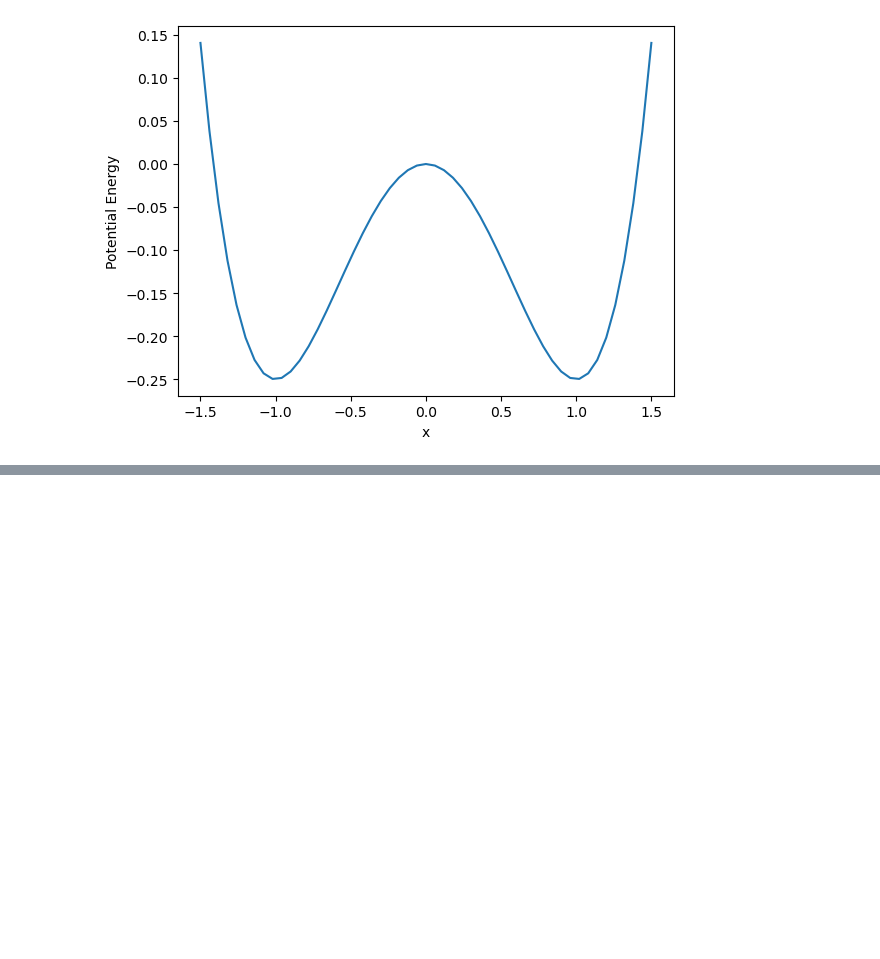
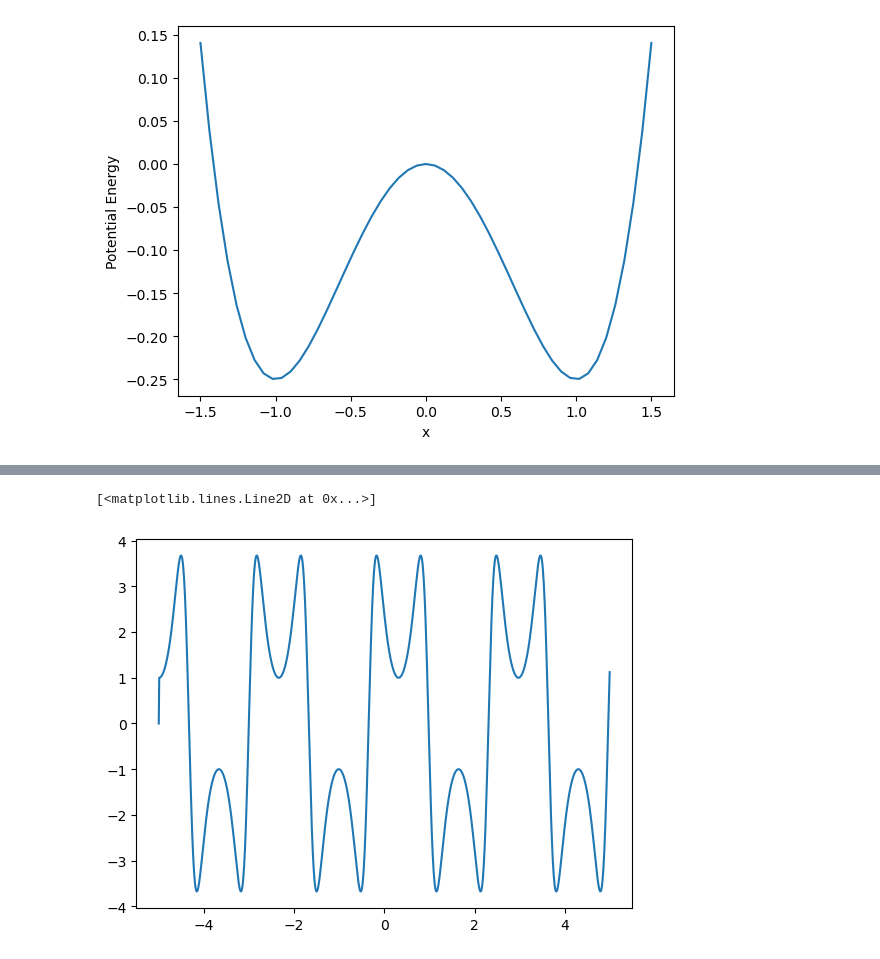
Before and after one commit to ZilD117/Comp-Physics, a Jupyter notebook: class1.ipynb, the cells around one changed output, grey strips where cells are left out. Cells and saved outputs as stored; diff of their text form; code cells hidden in the pictures; blank space fills up the shorter version.

```diff
--- a/class1.ipynb
+++ b/class1.ipynb
@@ -41,0 +45,9 @@ plt.plot(t,x)
+# %%
+#for v-t diagram & Assume the initial velocity is 0
+delta_t = 0.01
+v = [(x[i]-x[i-1])/delta_t for i in range(len(x))]
+v[0] = 0
+plt.plot(t,v)
+# %% [output]
+[<matplotlib.lines.Line2D at 0x...>]
+[figure, added]
```
Also changed, not shown: parts of 3 cells of this notebook.
